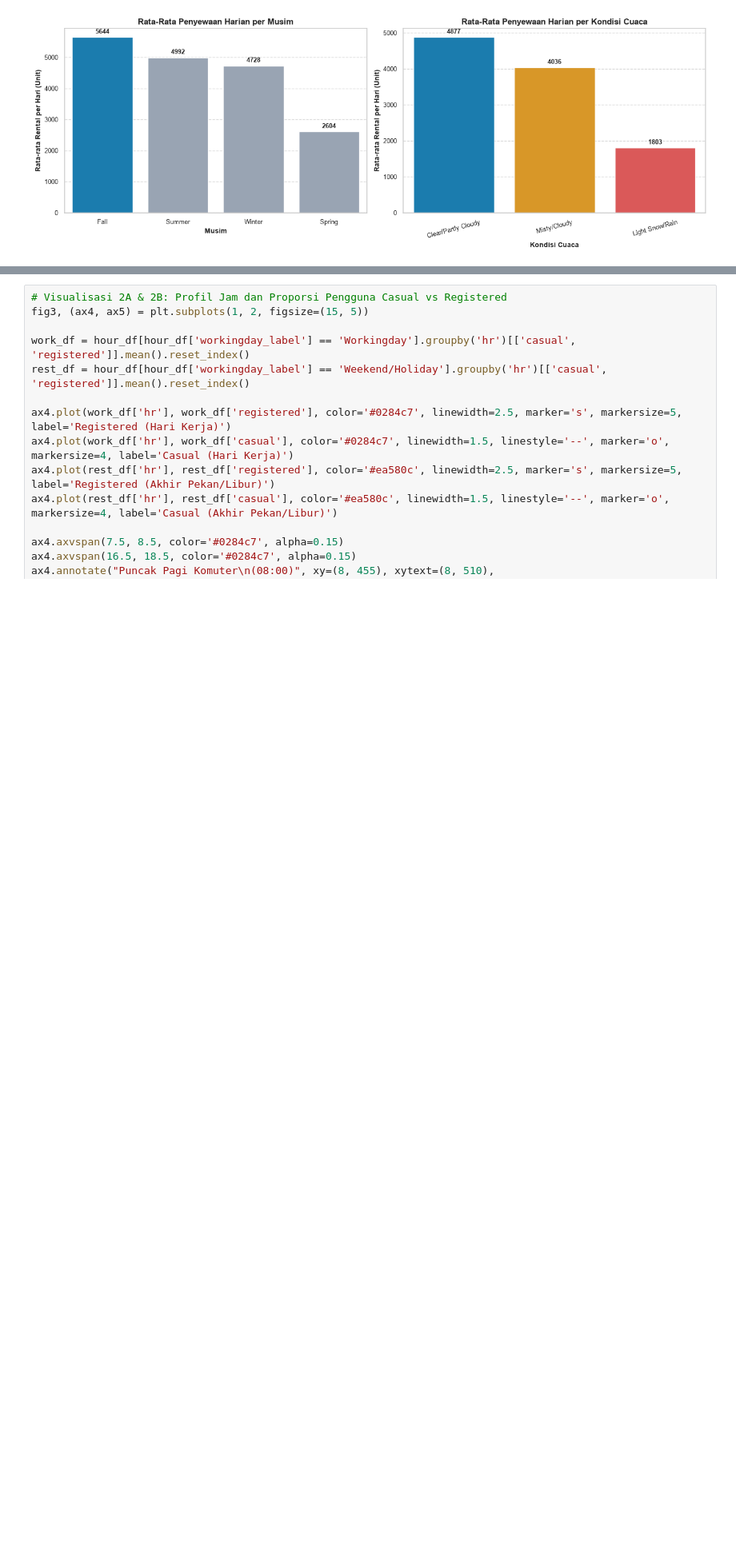
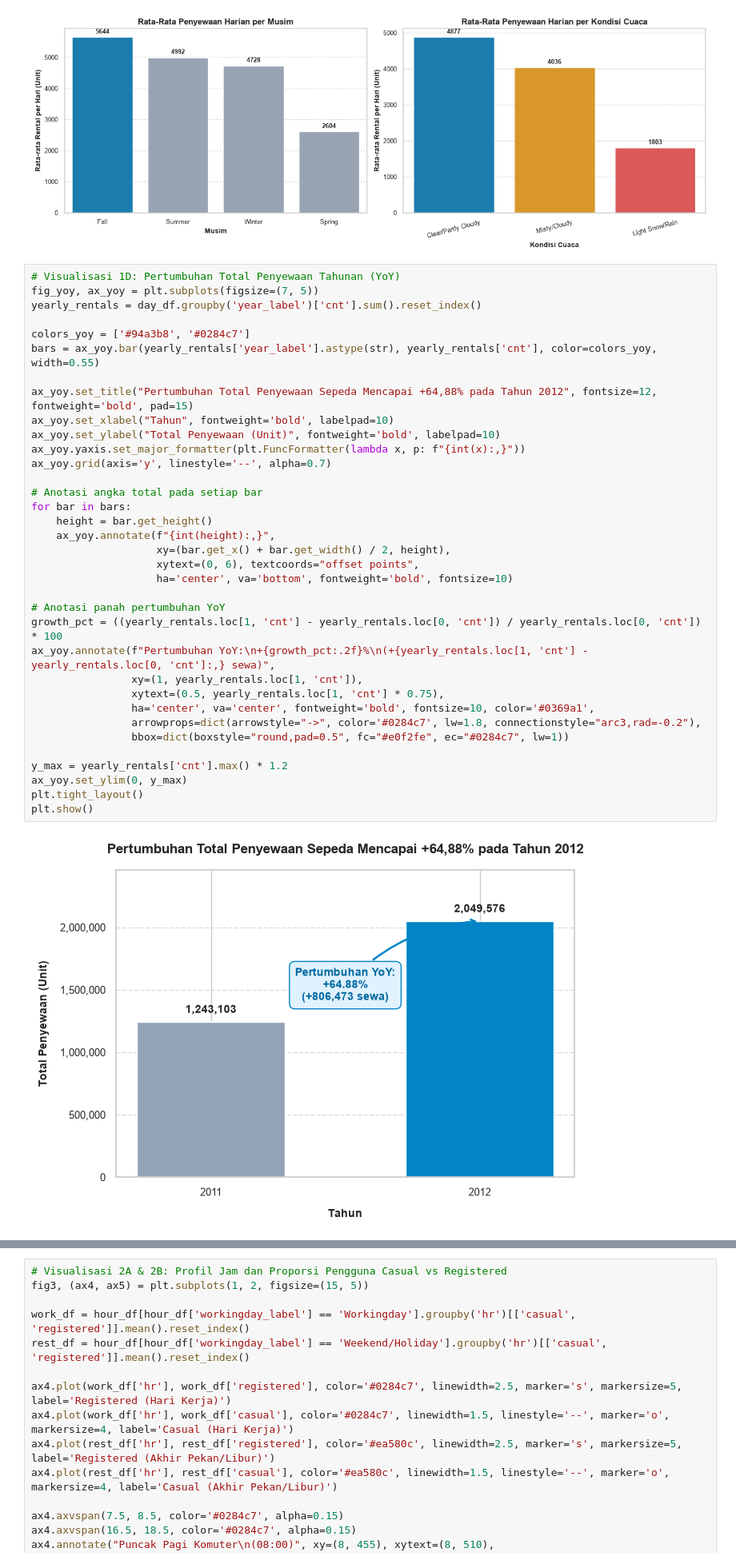
Before and after one commit to FIKANEL/bike-sharing-dashboard, a Jupyter notebook: notebook.ipynb, the cells around one changed output, grey strips where cells are left out. Shown at 80% size. Saved outputs shown, nothing was run; the diff lists cells and outputs as text; blank space fills up the shorter version.

Commit message:
fix(submission): align notebook with Dicoding review criteria, update SMART questions, YoY chart, and verified metrics

```diff
--- a/notebook.ipynb
+++ b/notebook.ipynb
@@ -426,5 +427,42 @@ Passing `palette` without assigning `hue` is deprecated and will be removed in v
 
   sns.barplot(data=weather_summary, x='weather_label', y='avg_rentals', order=weather_order, palette=weather_colors, ax=ax3)
 [figure]
+# %%
+# Visualisasi 1D: Pertumbuhan Total Penyewaan Tahunan (YoY)
+fig_yoy, ax_yoy = plt.subplots(figsize=(7, 5))
+yearly_rentals = day_df.groupby('year_label')['cnt'].sum().reset_index()
+
+colors_yoy = ['#94a3b8', '#0284c7']
+bars = ax_yoy.bar(yearly_rentals['year_label'].astype(str), yearly_rentals['cnt'], color=colors_yoy, width=0.55)
+
+ax_yoy.set_title("Pertumbuhan Total Penyewaan Sepeda Mencapai +64,88% pada Tahun 2012", fontsize=12, fontweight='bold', pad=15)
+ax_yoy.set_xlabel("Tahun", fontweight='bold', labelpad=10)
+ax_yoy.set_ylabel("Total Penyewaan (Unit)", fontweight='bold', labelpad=10)
+ax_yoy.yaxis.set_major_formatter(plt.FuncFormatter(lambda x, p: f"{int(x):,}"))
+ax_yoy.grid(axis='y', linestyle='--', alpha=0.7)
+
+# Anotasi angka total pada setiap bar
+for bar in bars:
+    height = bar.get_height()
+    ax_yoy.annotate(f"{int(height):,}",
+                    xy=(bar.get_x() + bar.get_width() / 2, height),
+                    xytext=(0, 6), textcoords="offset points",
+                    ha='center', va='bottom', fontweight='bold', fontsize=10)
+
+# Anotasi panah pertumbuhan YoY
+growth_pct = ((yearly_rentals.loc[1, 'cnt'] - yearly_rentals.loc[0, 'cnt']) / yearly_rentals.loc[0, 'cnt']) * 100
+ax_yoy.annotate(f"Pertumbuhan YoY:\n+{growth_pct:.2f}%\n(+{yearly_rentals.loc[1, 'cnt'] - yearly_rentals.loc[0, 'cnt']:,} sewa)",
+                xy=(1, yearly_rentals.loc[1, 'cnt']),
+                xytext=(0.5, yearly_rentals.loc[1, 'cnt'] * 0.75),
+                ha='center', va='center', fontweight='bold', fontsize=10, color='#0369a1',
+                arrowprops=dict(arrowstyle="->", color='#0284c7', lw=1.8, connectionstyle="arc3,rad=-0.2"),
+                bbox=dict(boxstyle="round,pad=0.5", fc="#e0f2fe", ec="#0284c7", lw=1))
+
+y_max = yearly_rentals['cnt'].max() * 1.2
+ax_yoy.set_ylim(0, y_max)
+plt.tight_layout()
+plt.show()
+# %% [output]
+[figure, added]
 # %% [markdown]
 ### Pembahasan & Insight Pertanyaan 1:
```
Also changed, not shown: parts of 13 cells of this notebook, 2 other files.
